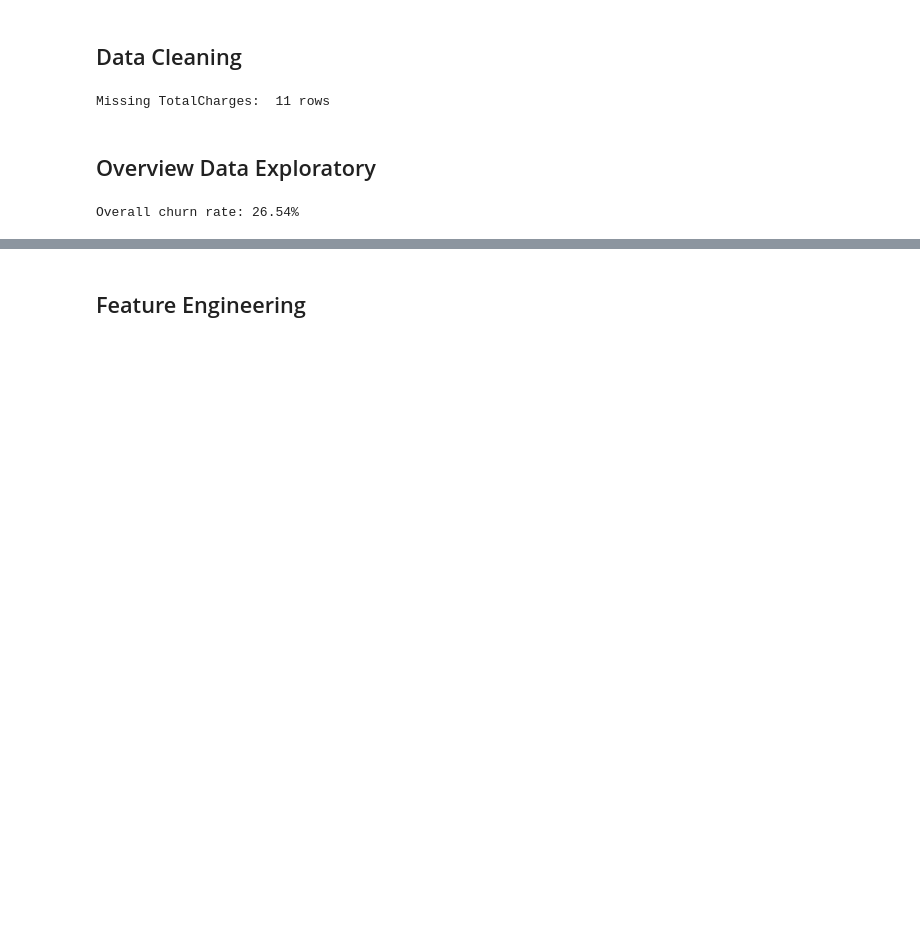
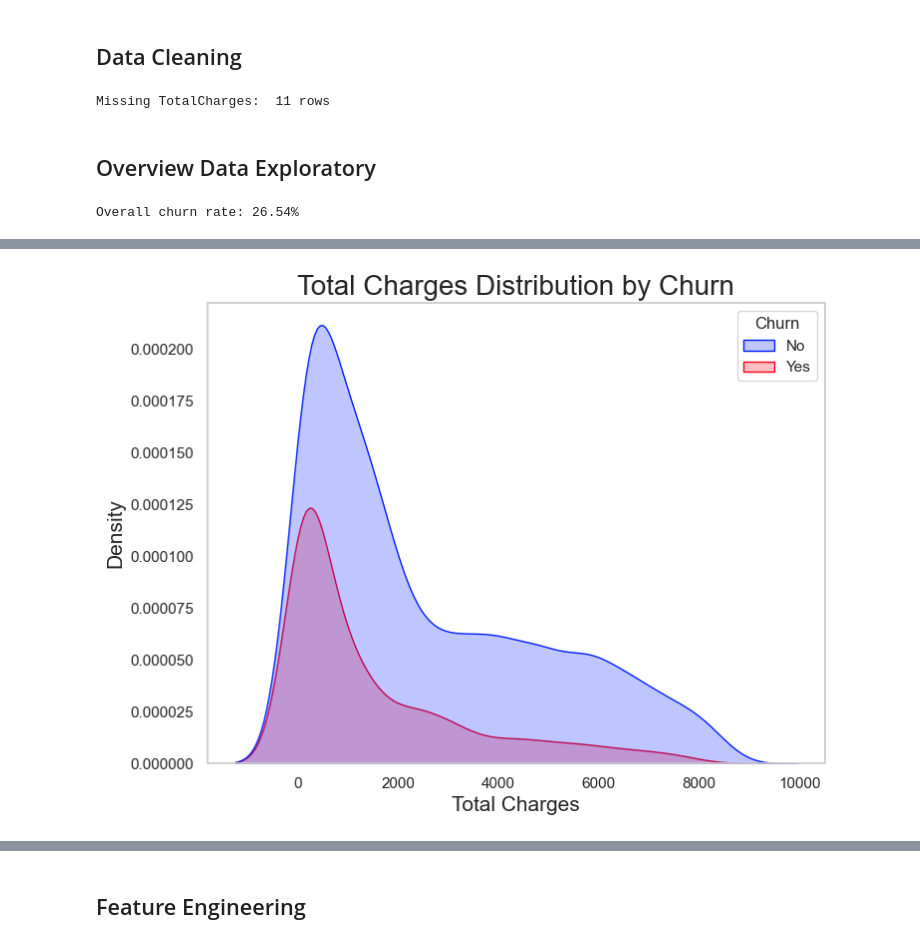
Before and after one commit to wuttipansat/Churn_Prediction, a Jupyter notebook: notebooks/experiment.ipynb, the cells around one changed output, grey strips where cells are left out. Drawn from its saved outputs; the diff is of its cells as text; code cells hidden in the pictures; blank space fills up the shorter version.

```diff
--- a/notebooks/experiment.ipynb
+++ b/notebooks/experiment.ipynb
@@ -123,0 +164,10 @@ plt.show()
+# %%
+fig, ax = plt.subplots(figsize=(8,6))
+ax = sns.kdeplot(data=df, x='TotalCharges', hue='Churn', fill=True, palette=["#001EFF", "#FF0015"])
+ax.grid(False)
+ax.set_title("Total Charges Distribution by Churn", fontsize=20)
+ax.set_xlabel("Total Charges", fontsize=15)
+ax.set_ylabel("Density", fontsize=15)
+plt.show()
+# %% [output]
+[figure, added]
```
Also changed, not shown: parts of 24 cells of this notebook, 8 other files.
